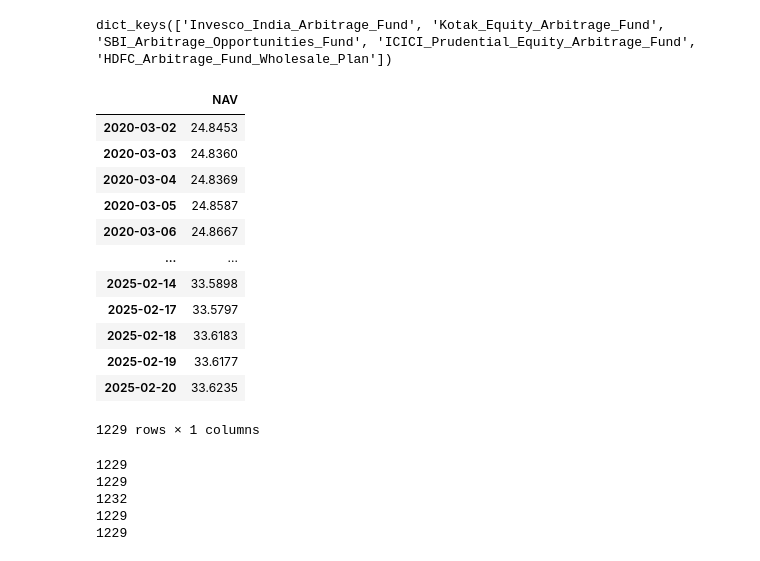
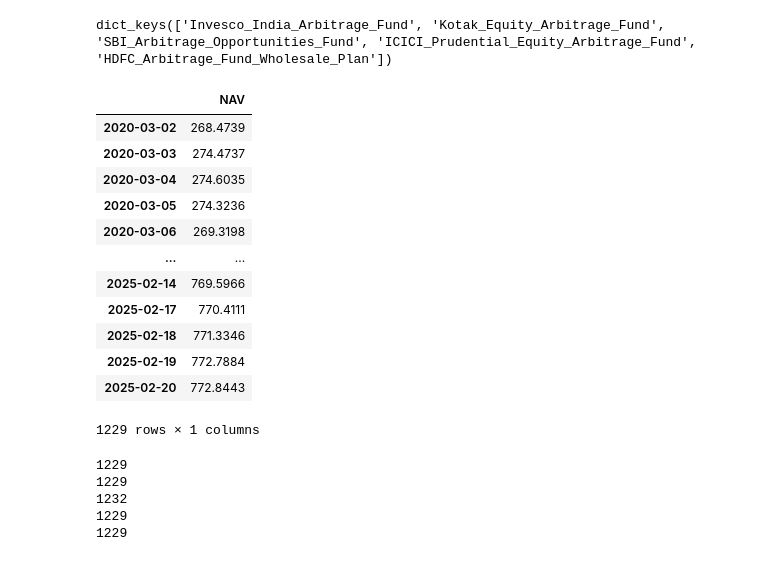
Before and after one commit to Dhruv-Kushwaha2010/mf_portfolio, a Jupyter notebook: analysis.ipynb, the cells around one changed output. Cells and saved outputs as stored; diff of their text form; code cells hidden in the pictures.

```diff
--- a/analysis.ipynb
+++ b/analysis.ipynb
@@ -94,22 +94,22 @@ dict_keys(['benchmark', 'arbitrage', 'multi_asset', 'conservative_hybrid', 'equi
 dfs['arbitrage'].keys()
 # %% [output]
 dict_keys(['Invesco_India_Arbitrage_Fund', 'Kotak_Equity_Arbitrage_Fund', 'SBI_Arbitrage_Opportunities_Fund', 'ICICI_Prudential_Equity_Arbitrage_Fund', 'HDFC_Arbitrage_Fund_Wholesale_Plan'])
-# %%
-dfs['arbitrage']['Invesco_India_Arbitrage_Fund']
-# %% [output]
-|  | NAV |
-| 2020-03-02 | 24.8453 |
-| 2020-03-03 | 24.8360 |
-| 2020-03-04 | 24.8369 |
-| 2020-03-05 | 24.8587 |
-| 2020-03-06 | 24.8667 |
-| ... | ... |
-| 2025-02-14 | 33.5898 |
-| 2025-02-17 | 33.5797 |
-| 2025-02-18 | 33.6183 |
-| 2025-02-19 | 33.6177 |
-| 2025-02-20 | 33.6235 |
-1229 rows × 1 columns
+# %%
+dfs['multi_asset']['ICICI_Prudential_Multi_Asset_Fund']
+# %% [output]
+|  | NAV |
+| 2020-03-02 | 268.4739 |
+| 2020-03-03 | 274.4737 |
+| 2020-03-04 | 274.6035 |
+| 2020-03-05 | 274.3236 |
+| 2020-03-06 | 269.3198 |
+| ... | ... |
+| 2025-02-14 | 769.5966 |
+| 2025-02-17 | 770.4111 |
+| 2025-02-18 | 771.3346 |
+| 2025-02-19 | 772.7884 |
+| 2025-02-20 | 772.8443 |
+1229 rows × 1 columns
 # %%
 for df in dfs['arbitrage'].values():
 
```
Also changed, not shown: 1 other file.
